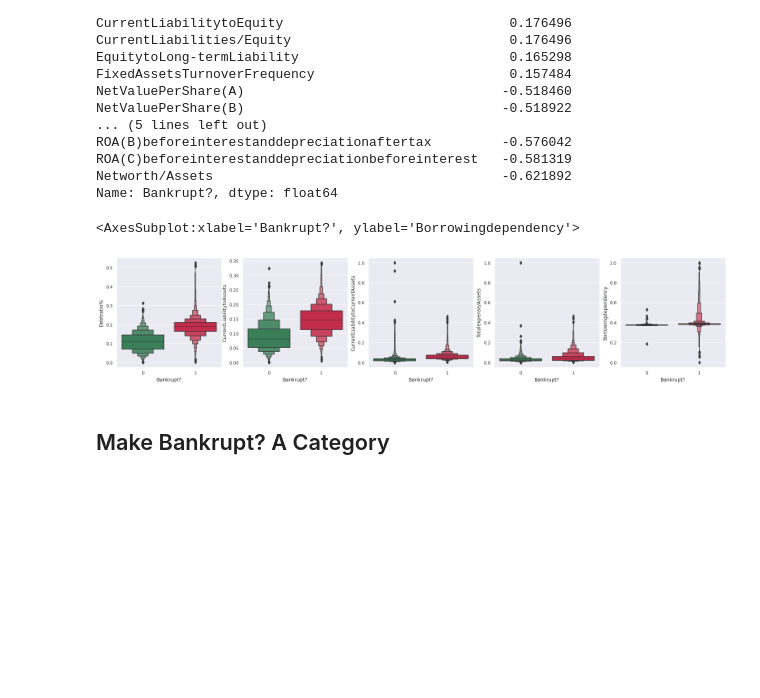
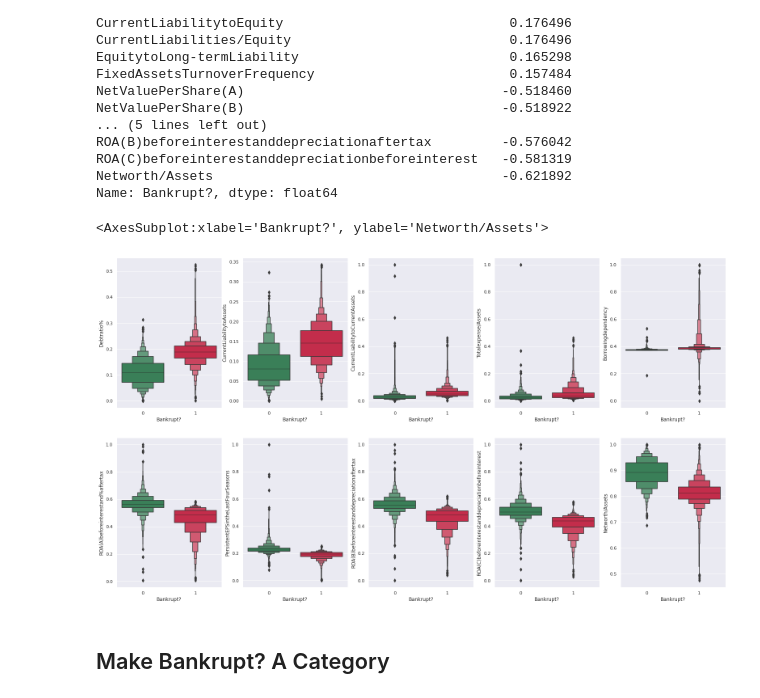
Before and after one commit to oimartin/company_bankruptcy_predictions, a Jupyter notebook: Notebook_bankrupt.ipynb, the cells around one changed output. Drawn from its saved outputs; the diff is of its cells as text; code cells hidden in the pictures; blank space fills up the shorter version.

```diff
--- a/Notebook_bankrupt.ipynb
+++ b/Notebook_bankrupt.ipynb
@@ -343,6 +347,7 @@ train.shape
 # %% [output]
 (10499, 96)
 # %%
+sns.set_style("darkgrid")
 mask_corr_graph(train, train.columns, fig_size=(30,20), show_corr=False)
 # %% [output]
 <AxesSubplot:>
@@ -382,15 +387,22 @@ Networth/Assets                                     -0.621892
 Name: Bankrupt?, dtype: float64
 # %%
 sns.set_style("darkgrid")
-f, (ax0, ax1, ax2, ax3, ax4) = plt.subplots(1,5, figsize=(27,5))
-sns.boxenplot(x='Bankrupt?', y=top10_bottom10_corr.index[0], data=train, palette=['seagreen', 'crimson'], ax=ax0)
-sns.boxenplot(x='Bankrupt?', y=top10_bottom10_corr.index[1], data=train, palette=['seagreen', 'crimson'], ax=ax1)
-sns.boxenplot(x='Bankrupt?', y=top10_bottom10_corr.index[2], data=train, palette=['seagreen', 'crimson'], ax=ax2)
-sns.boxenplot(x='Bankrupt?', y=top10_bottom10_corr.index[3], data=train, palette=['seagreen', 'crimson'], ax=ax3)
-sns.boxenplot(x='Bankrupt?', y=top10_bottom10_corr.index[4], data=train, palette=['seagreen', 'crimson'], ax=ax4)
+
+f, axes = plt.subplots(2,5, figsize=(27,15))
+sns.boxenplot(x='Bankrupt?', y=top10_bottom10_corr.index[0], data=train, palette=['seagreen', 'crimson'], ax=axes[0,0])
+sns.boxenplot(x='Bankrupt?', y=top10_bottom10_corr.index[1], data=train, palette=['seagreen', 'crimson'], ax=axes[0,1])
+sns.boxenplot(x='Bankrupt?', y=top10_bottom10_corr.index[2], data=train, palette=['seagreen', 'crimson'], ax=axes[0,2])
+sns.boxenplot(x='Bankrupt?', y=top10_bottom10_corr.index[3], data=train, palette=['seagreen', 'crimson'], ax=axes[0,3])
+sns.boxenplot(x='Bankrupt?', y=top10_bottom10_corr.index[4], data=train, palette=['seagreen', 'crimson'], ax=axes[0,4])
+
+sns.boxenplot(x='Bankrupt?', y=top10_bottom10_corr.index[15], data=train, palette=['seagreen', 'crimson'], ax=axes[1,0])
+sns.boxenplot(x='Bankrupt?', y=top10_bottom10_corr.index[16], data=train, palette=['seagreen', 'crimson'], ax=axes[1,1])
+sns.boxenplot(x='Bankrupt?', y=top10_bottom10_corr.index[17], data=train, palette=['seagreen', 'crimson'], ax=axes[1,2])
+sns.boxenplot(x='Bankrupt?', y=top10_bottom10_corr.index[18], data=train, palette=['seagreen', 'crimson'], ax=axes[1,3])
+sns.boxenplot(x='Bankrupt?', y=top10_bottom10_corr.index[19], data=train, palette=['seagreen', 'crimson'], ax=axes[1,4])
 # %% [output]
-<AxesSubplot:xlabel='Bankrupt?', ylabel='Borrowingdependency'>
+<AxesSubplot:xlabel='Bankrupt?', ylabel='Networth/Assets'>
-[figure, old version]
+[figure, new version]
 # %% [markdown]
 ## Make Bankrupt? A Category
 # %%
```
Also changed, not shown: parts of 47 cells of this notebook.
